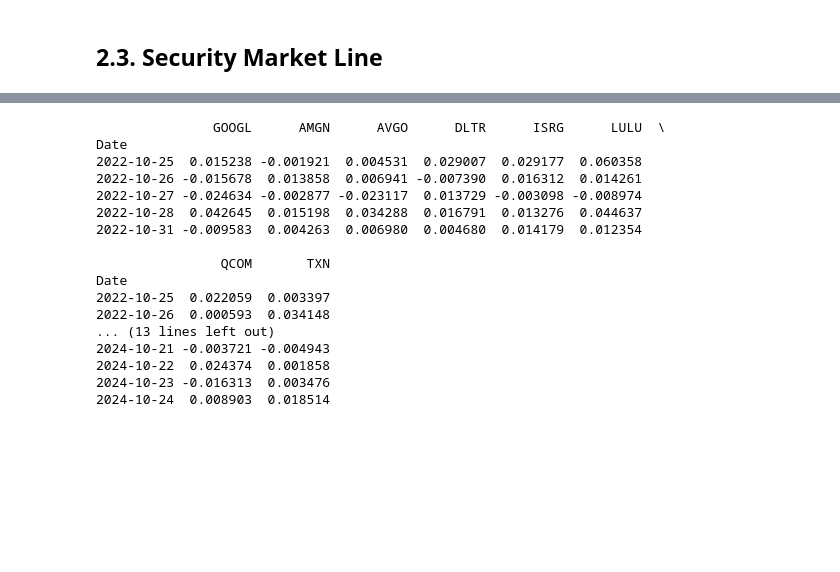
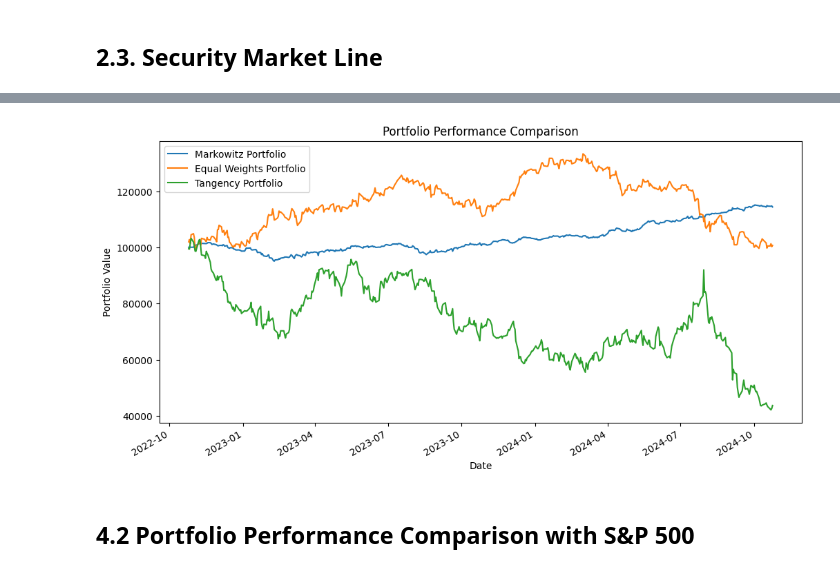
Before and after one commit to ancabenca/ds2-hw, a Jupyter notebook: Projekt -AnalyzaInvestic/AI-ABE.ipynb, the cells around one changed output, grey strips where cells are left out. Saved outputs shown, nothing was run; the diff lists cells and outputs as text; code cells hidden in the pictures; blank space fills up the shorter version.

```diff
--- a/Projekt -AnalyzaInvestic/AI-ABE.ipynb
+++ b/Projekt -AnalyzaInvestic/AI-ABE.ipynb
@@ -827,5 +832,7 @@ slope_cml = (tangency_return - risk_free_rate_one*timeAnnual) / tangency_risk
 # Calculate x_cml and y_cml (Capital Market Line)
 x_cml = np.linspace(0, max(frontier_risks), 100)
 y_cml = risk_free_rate_one*timeAnnual + slope_cml * x_cml
+# %%
+short = True
 # %%
 # Calculate tangency portfolio
@@ -1036,0 +1133,21 @@ risk_free_rate_all = risk_free_rate_cleaned['Daily_Risk_Free_Rate'].mean()
+# %%
+def historical_mean_return_variance(date, stock_returns, risk_free_rate, year):
+    target_date = pd.Timestamp(date)
+    one_year_before = target_date - pd.DateOffset(years=1)
+    start_date = stock_returns.index[stock_returns.index >= one_year_before][0]
+    end_date = stock_returns.index[stock_returns.index < target_date][-1]
+
+    stock_returns_subset = stock_returns[(stock_returns.index >= start_date) &
+                                  (stock_returns.index <= end_date)]
+    risk_free_rate_subset = risk_free_rate[(risk_free_rate.index >= start_date) &
+                                  (risk_free_rate.index <= end_date)]
+
+    expected_returns = stock_returns_subset.mean()
+    yearly_expected_returns = expected_returns*year
+    covariance_matrix = stock_returns_subset.cov()
+    yearly_covariance = covariance_matrix*year
+    risk_free_rate_one = risk_free_rate['Daily_Risk_Free_Rate'].mean()
+    yearly_risk_free_rate_one = risk_free_rate_one*year
+    num_assets = len(expected_returns)
+
+    return yearly_expected_returns, yearly_covariance, yearly_risk_free_rate_one, num_assets
@@ -1187,21 +1493,25 @@ risk_free_subset2 = risk_free_rate_cleaned[(risk_free_rate_cleaned.index >= star
 # %%
-#print(combined_returns_subset2.head(), combined_returns_subset2.tail())
+# Simulate the investment
+simulation_results = simulate_investment(
+    stock_returns=combined_returns_cleaned,
+    risk_free_rate=risk_free_rate_cleaned,
+    start_date='2022-10-25',
+    end_date='2024-10-24',
+    initial_capital=100000,
+    min_return=0.13,
+    calculate_minimum_risk_portfolio=calculate_minimum_risk_portfolio,
+    return_variance_func=historical_mean_return_variance,
+    tangency_weights=tangency_weights,
+    tangency_weights_s=tangency_weights_s,
+    short=True
+)
+
+simulation_results.plot(
+    title="Portfolio Performance Comparison",
+    ylabel="Portfolio Value",
+    xlabel="Date",
+    figsize=(12, 6)
+);
 # %% [output]
-               GOOGL      AMGN      AVGO      DLTR      ISRG      LULU  \
-Date
-2022-10-25  0.015238 -0.001921  0.004531  0.029007  0.029177  0.060358
-2022-10-26 -0.015678  0.013858  0.006941 -0.007390  0.016312  0.014261
-2022-10-27 -0.024634 -0.002877 -0.023117  0.013729 -0.003098 -0.008974
-2022-10-28  0.042645  0.015198  0.034288  0.016791  0.013276  0.044637
-2022-10-31 -0.009583  0.004263  0.006980  0.004680  0.014179  0.012354
-
-                QCOM       TXN
-Date
-2022-10-25  0.022059  0.003397
-2022-10-26  0.000593  0.034148
-... (13 lines left out)
-2024-10-21 -0.003721 -0.004943
-2024-10-22  0.024374  0.001858
-2024-10-23 -0.016313  0.003476
-2024-10-24  0.008903  0.018514
+[figure, added]
 # %%
@@ -1337,0 +1537,2 @@ def plot_backtest_results(results_df):
+# %% [markdown]
+## 4.2 Portfolio Performance Comparison with S&P 500
```
Also changed, not shown: parts of 72 cells of this notebook.
